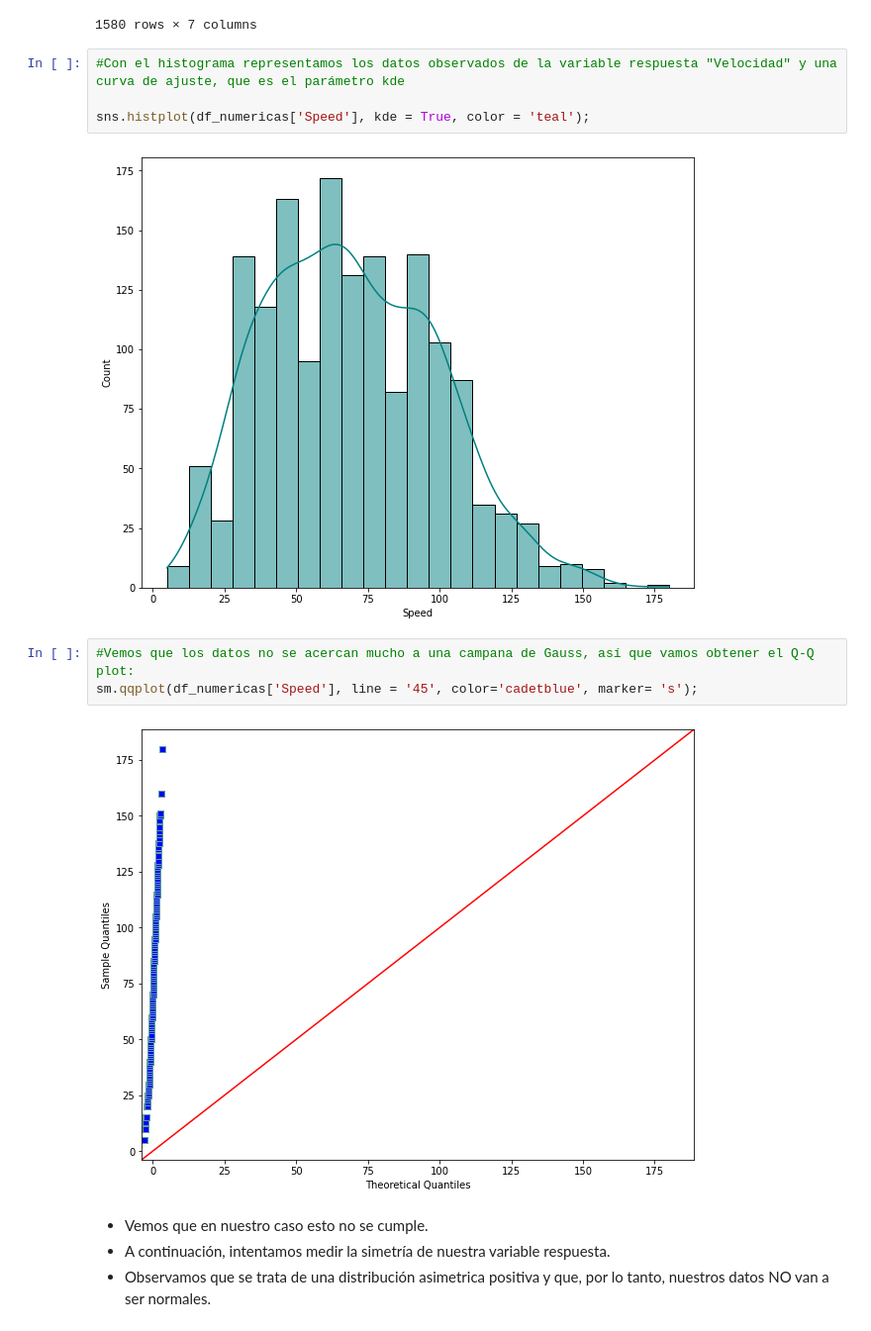
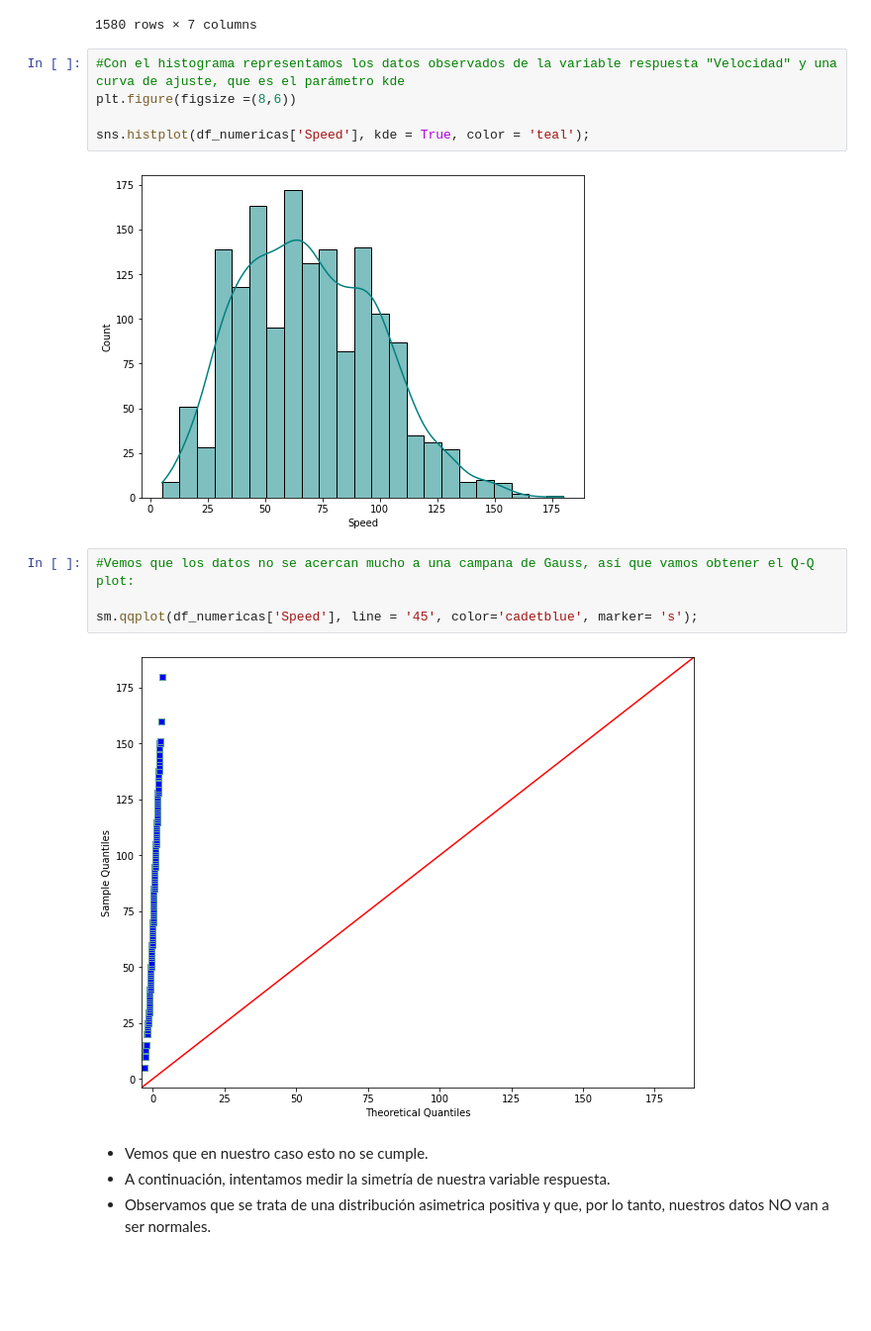
Before and after one commit to Adalab/promo_d_da_modulo3_sprint1_Estibaliz_Lorena, a Jupyter notebook: Regresión Lineal/pair_regresion_lineal2_test.ipynb, the cells around one changed output. Shown at 99% size. Saved outputs shown, nothing was run; the diff lists cells and outputs as text; blank space fills up the shorter version.

```diff
--- a/Regresión Lineal/pair_regresion_lineal2_test.ipynb
+++ b/Regresión Lineal/pair_regresion_lineal2_test.ipynb
@@ -92,12 +93,14 @@ df_numericas
 1580 rows × 7 columns
 # %%
 #Con el histograma representamos los datos observados de la variable respuesta "Velocidad" y una curva de ajuste, que es el parámetro kde
+plt.figure(figsize =(8,6))
 
 sns.histplot(df_numericas['Speed'], kde = True, color = 'teal');
 # %% [output]
-[figure, old version]
+[figure, new version]
 # %%
 #Vemos que los datos no se acercan mucho a una campana de Gauss, así que vamos obtener el Q-Q plot:
+
 sm.qqplot(df_numericas['Speed'], line = '45', color='cadetblue', marker= 's');
 # %% [output]
 [figure]
```
Also changed, not shown: parts of 1 cell of this notebook, 7 other files.
